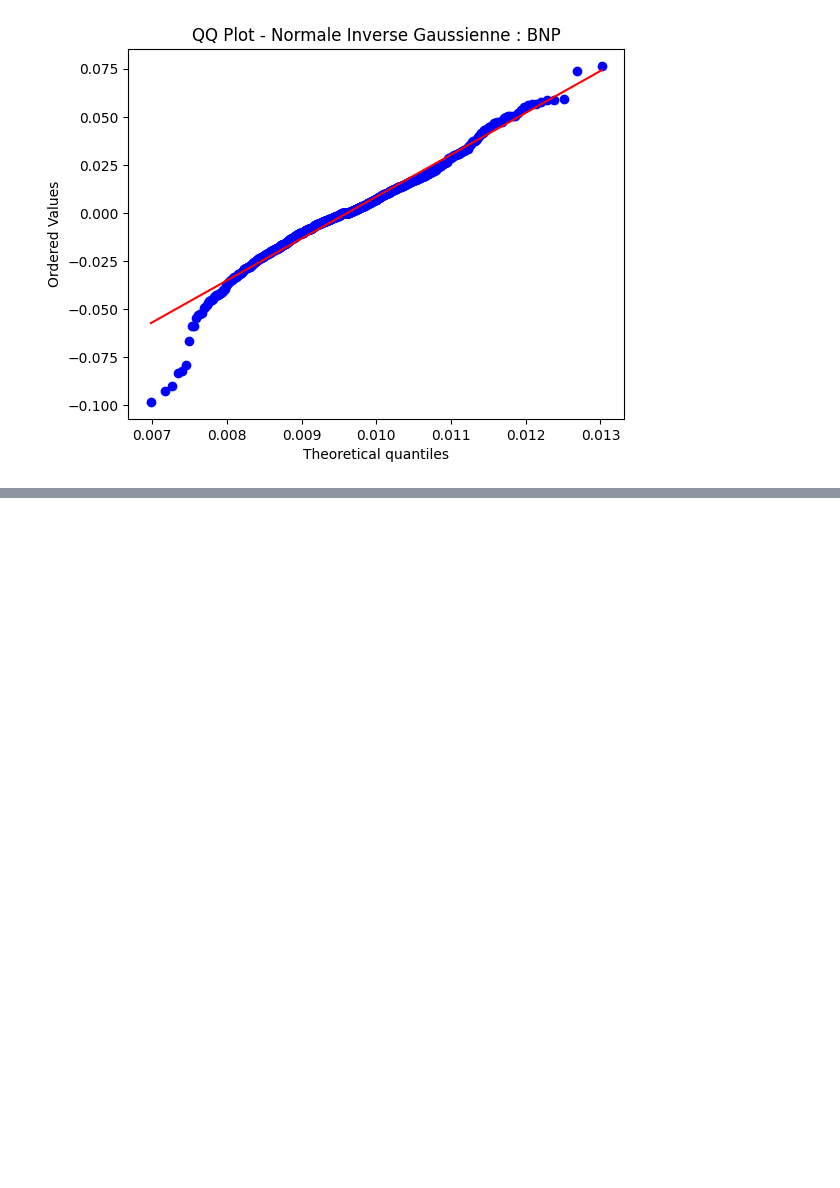
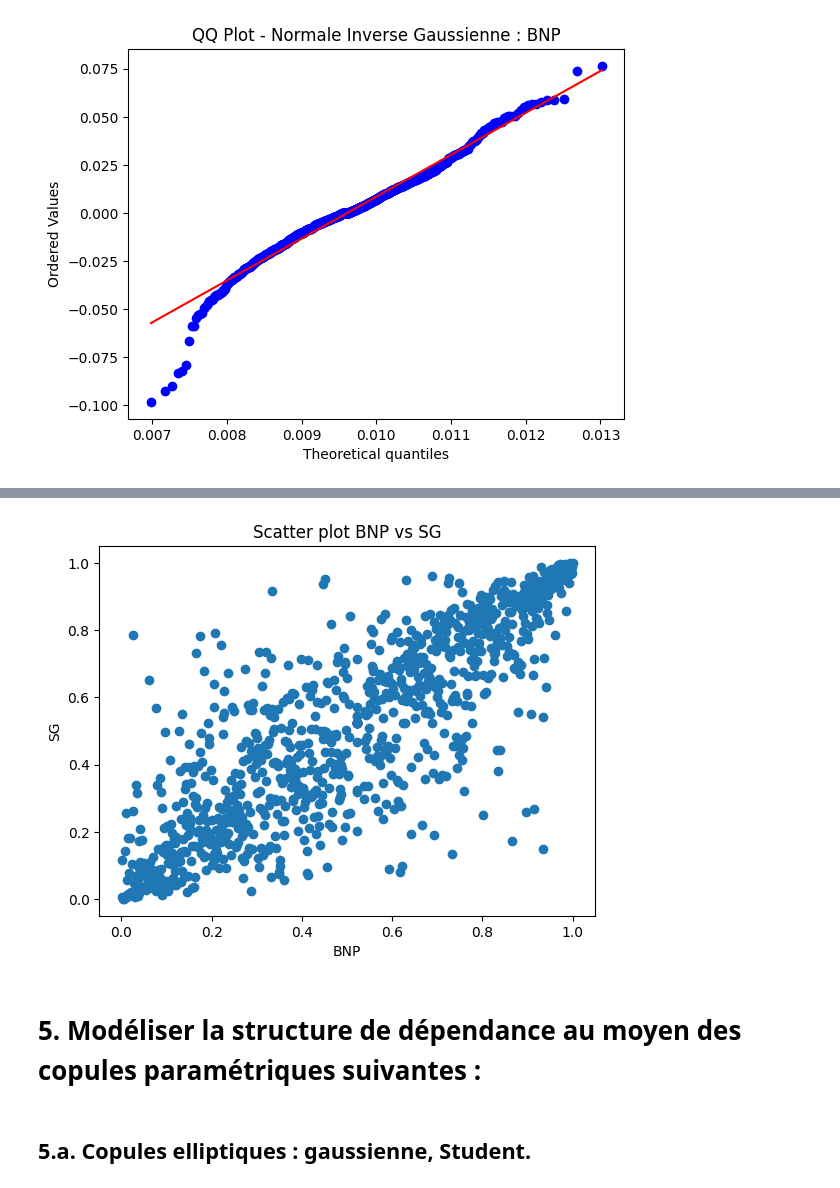
Before and after one commit to Jeangrivo/Gestion-des-Risques-Multiples, a Jupyter notebook: CreditVaR.ipynb, the cells around one changed output, grey strips where cells are left out. Drawn from its saved outputs; the diff is of its cells as text; code cells hidden in the pictures; blank space fills up the shorter version.

```diff
--- a/CreditVaR.ipynb
+++ b/CreditVaR.ipynb
@@ -325,0 +352,14 @@ plt.show()
+# %%
+data_uniform = data_returns.rank(method='average', pct=True)
+# Nuage de points
+plt.scatter(data_uniform['BNP'], data_uniform['SG'])
+plt.xlabel("BNP")
+plt.ylabel("SG")
+plt.title("Scatter plot BNP vs SG")
+plt.show()
+# %% [output]
+[figure, added]
+# %% [markdown]
+# 5. Modéliser la structure de dépendance au moyen des copules paramétriques suivantes :
+# %% [markdown]
+## 5.a. Copules elliptiques : gaussienne, Student.
```
Also changed, not shown: parts of 9 cells of this notebook.
